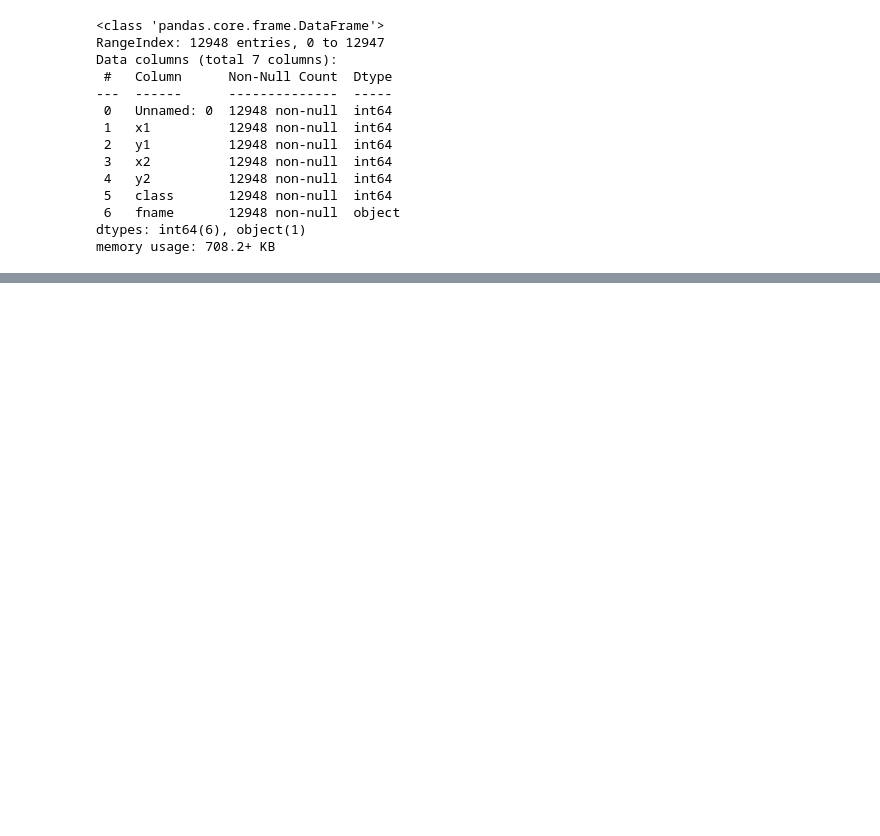
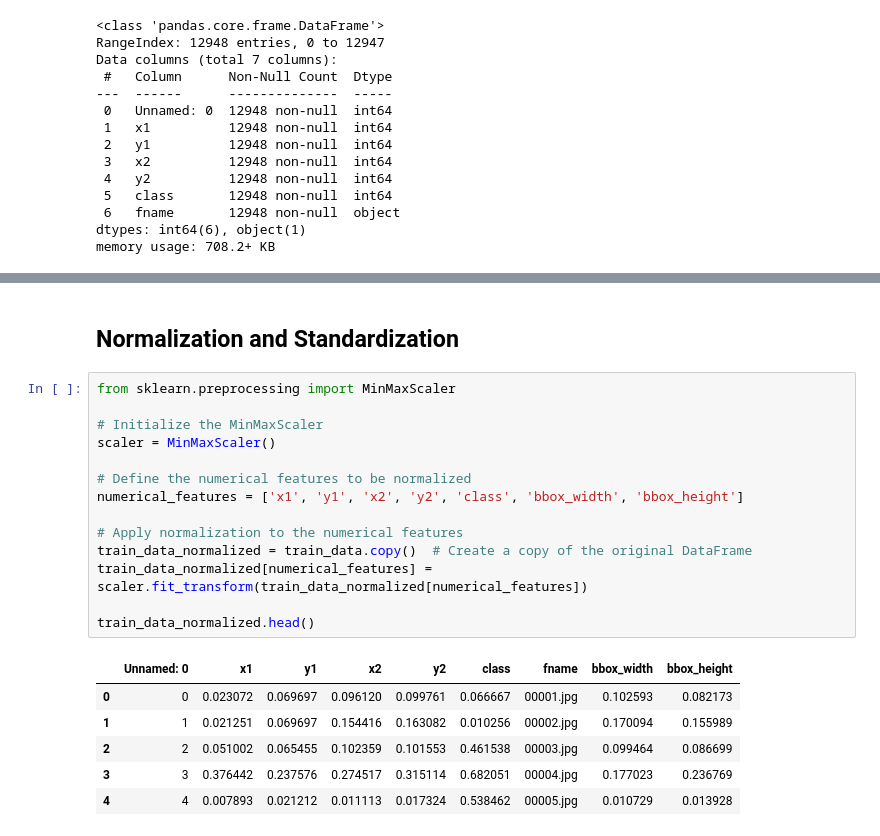
Before and after one commit to belanasaikiran/Team-6-Big-Data-Project, a Jupyter notebook: Car_Model_Detection.ipynb, the cells around one changed output, grey strips where cells are left out. Cells and saved outputs as stored; diff of their text form; blank space fills up the shorter version.

```diff
--- a/Car_Model_Detection.ipynb
+++ b/Car_Model_Detection.ipynb
@@ -104,0 +223,23 @@ memory usage: 708.2+ KB
+# %% [markdown]
+## Normalization and Standardization
+# %%
+from sklearn.preprocessing import MinMaxScaler
+
+# Initialize the MinMaxScaler
+scaler = MinMaxScaler()
+
+# Define the numerical features to be normalized
+numerical_features = ['x1', 'y1', 'x2', 'y2', 'class', 'bbox_width', 'bbox_height']
+
+# Apply normalization to the numerical features
+train_data_normalized = train_data.copy()  # Create a copy of the original DataFrame
+train_data_normalized[numerical_features] = scaler.fit_transform(train_data_normalized[numerical_features])
+
+train_data_normalized.head()
+# %% [output]
+|  | Unnamed: 0 | x1 | y1 | x2 | y2 | class | fname | bbox_width | bbox_height |
+| 0 | 0 | 0.023072 | 0.069697 | 0.096120 | 0.099761 | 0.066667 | 00001.jpg | 0.102593 | 0.082173 |
+| 1 | 1 | 0.021251 | 0.069697 | 0.154416 | 0.163082 | 0.010256 | 00002.jpg | 0.170094 | 0.155989 |
+| 2 | 2 | 0.051002 | 0.065455 | 0.102359 | 0.101553 | 0.461538 | 00003.jpg | 0.099464 | 0.086699 |
+| 3 | 3 | 0.376442 | 0.237576 | 0.274517 | 0.315114 | 0.682051 | 00004.jpg | 0.177023 | 0.236769 |
+| 4 | 4 | 0.007893 | 0.021212 | 0.011113 | 0.017324 | 0.538462 | 00005.jpg | 0.010729 | 0.013928 |
```
Also changed, not shown: parts of 34 cells of this notebook.
